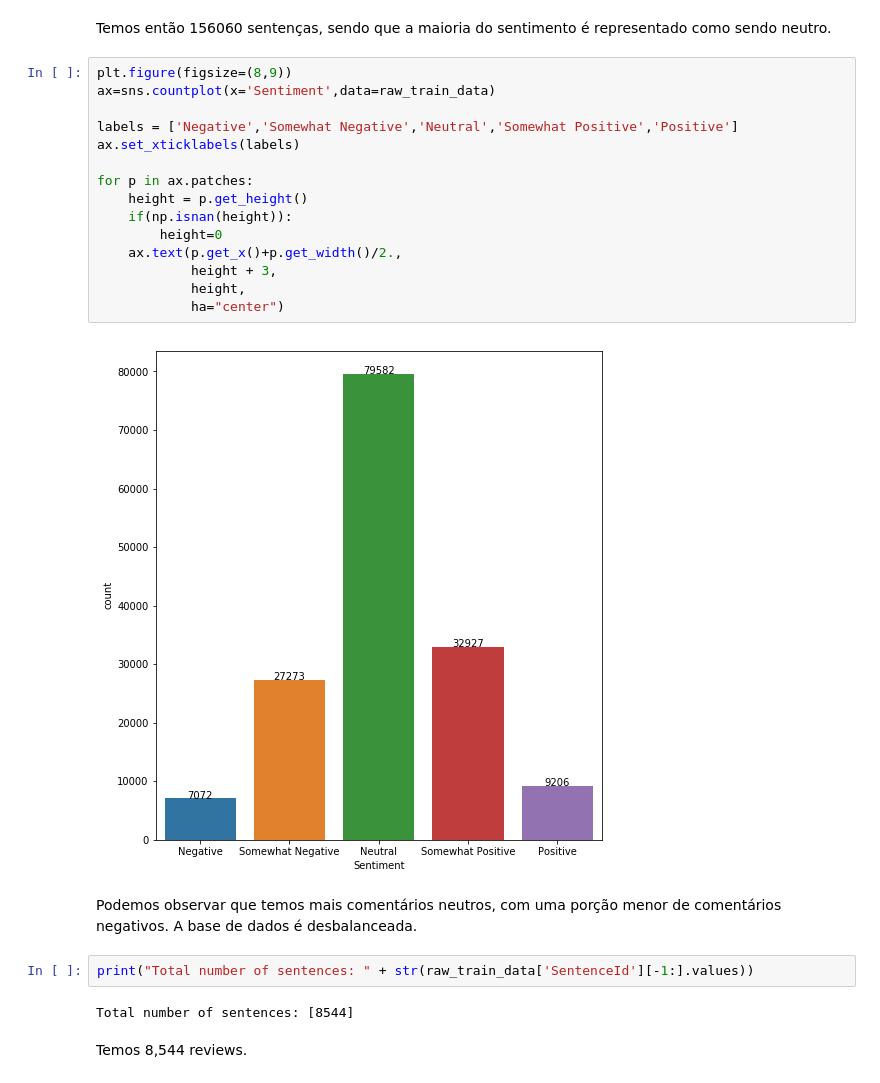
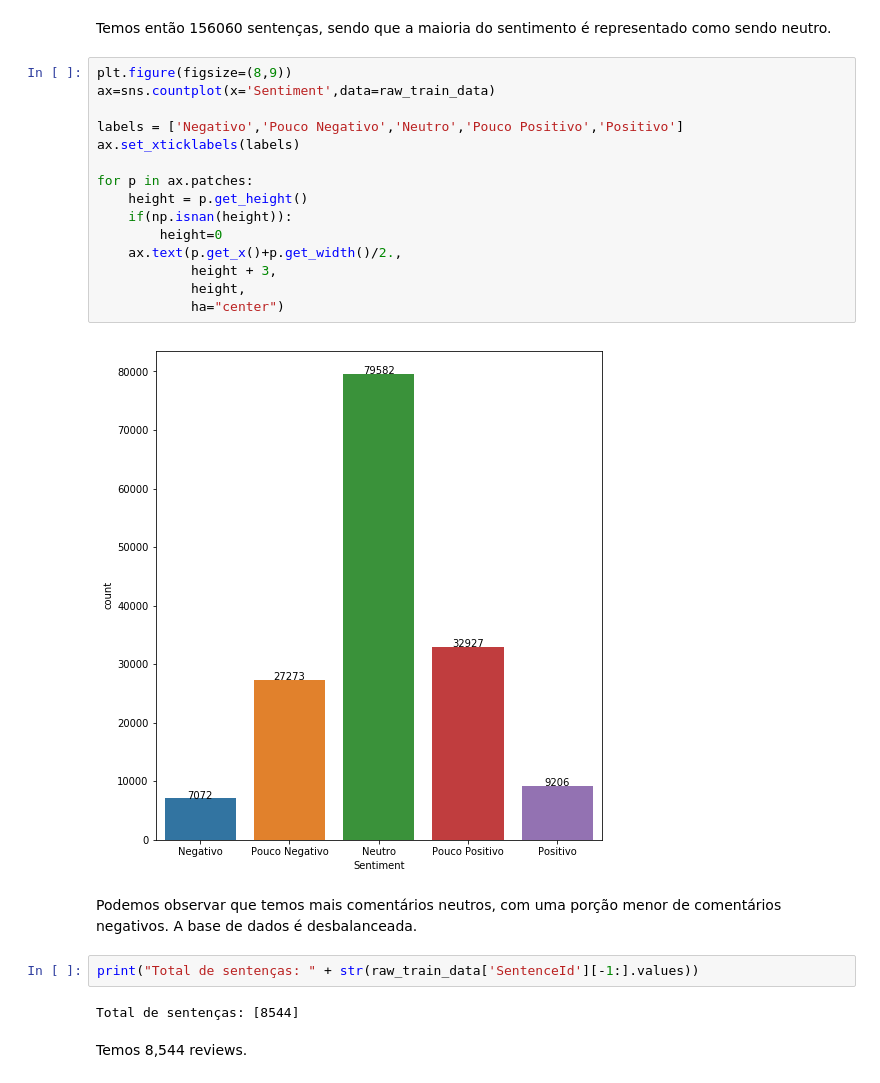
Before and after one commit to gesteves91/nlp, a Jupyter notebook: notebooks/08-sentiment-analysis.ipynb, the cells around one changed output. Cells and saved outputs as stored; diff of their text form.

```diff
--- a/notebooks/08-sentiment-analysis.ipynb
+++ b/notebooks/08-sentiment-analysis.ipynb
@@ -58,26 +58,26 @@ Temos então 156060 sentenças, sendo que a maioria do sentimento é representad
 # %%
 plt.figure(figsize=(8,9))
 ax=sns.countplot(x='Sentiment',data=raw_train_data)
 
-labels = ['Negative','Somewhat Negative','Neutral','Somewhat Positive','Positive']
+labels = ['Negativo','Pouco Negativo','Neutro','Pouco Positivo','Positivo']
 ax.set_xticklabels(labels)
 
 for p in ax.patches:
     height = p.get_height()
     if(np.isnan(height)):
         height=0
     ax.text(p.get_x()+p.get_width()/2.,
             height + 3,
             height,
             ha="center")
 # %% [output]
-[figure, old version]
+[figure, new version]
 # %% [markdown]
 Podemos observar que temos mais comentários neutros, com uma porção menor de comentários negativos. A base de dados é desbalanceada.
 # %%
-print("Total number of sentences: " + str(raw_train_data['SentenceId'][-1:].values))
+print("Total de sentenças: " + str(raw_train_data['SentenceId'][-1:].values))
 # %% [output]
-Total number of sentences: [8544]
+Total de sentenças: [8544]
 # %% [markdown]
 Temos 8,544 reviews.
 # %%
```
Also changed, not shown: parts of 2 cells of this notebook, 2 other files.
